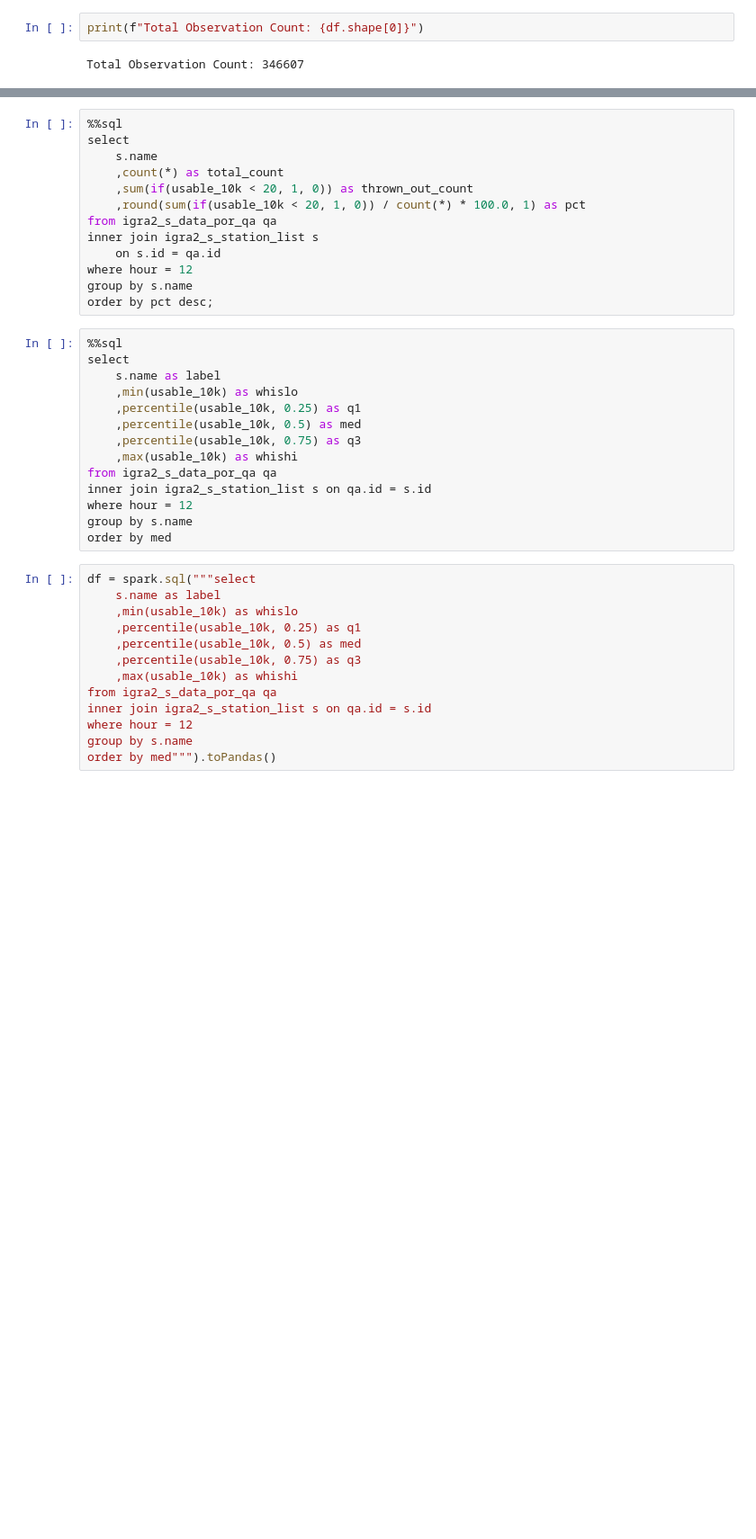
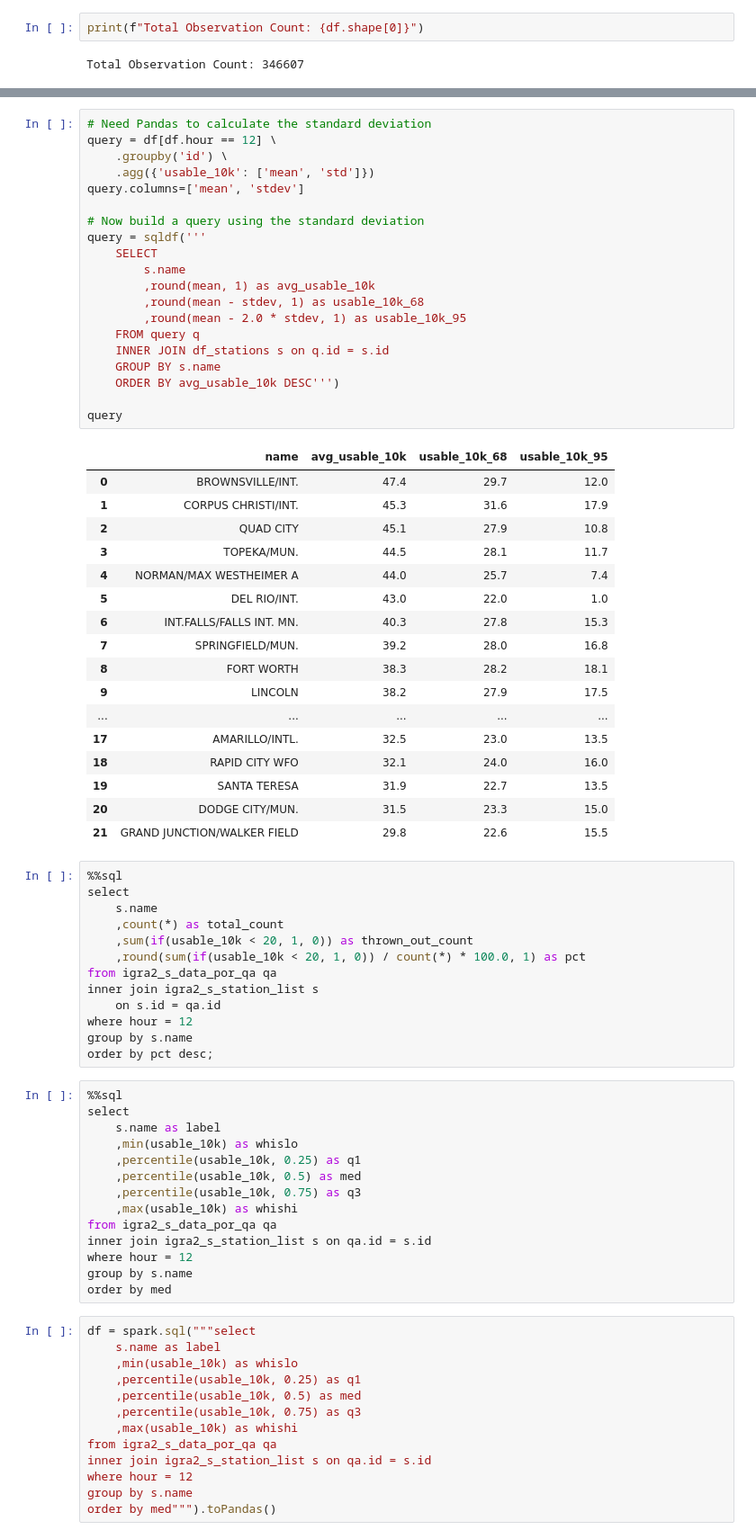
Before and after one commit to olievortex/olieigra, a Jupyter notebook: experiments/explore_data_qa.ipynb, the cells around one changed output, grey strips where cells are left out. Shown: that part at 90% size. Saved outputs shown, nothing was run; the diff lists cells and outputs as text; blank space fills up the shorter version.

```diff
--- a/experiments/explore_data_qa.ipynb
+++ b/experiments/explore_data_qa.ipynb
@@ -56,3 +85,41 @@ order by avg_usable_10k desc
+# %%
+# Need Pandas to calculate the standard deviation
+query = df[df.hour == 12] \
+    .groupby('id') \
+    .agg({'usable_10k': ['mean', 'std']})
+query.columns=['mean', 'stdev']
+
+# Now build a query using the standard deviation
+query = sqldf('''
+    SELECT
+        s.name
+        ,round(mean, 1) as avg_usable_10k
+        ,round(mean - stdev, 1) as usable_10k_68
+        ,round(mean - 2.0 * stdev, 1) as usable_10k_95
+    FROM query q
+    INNER JOIN df_stations s on q.id = s.id
+    GROUP BY s.name
+    ORDER BY avg_usable_10k DESC''')
+
+query
+# %% [output]
+|  | name | avg_usable_10k | usable_10k_68 | usable_10k_95 |
+| 0 | BROWNSVILLE/INT. | 47.4 | 29.7 | 12.0 |
+| 1 | CORPUS CHRISTI/INT. | 45.3 | 31.6 | 17.9 |
+| 2 | QUAD CITY | 45.1 | 27.9 | 10.8 |
+| 3 | TOPEKA/MUN. | 44.5 | 28.1 | 11.7 |
+| 4 | NORMAN/MAX WESTHEIMER A | 44.0 | 25.7 | 7.4 |
+| 5 | DEL RIO/INT. | 43.0 | 22.0 | 1.0 |
+| 6 | INT.FALLS/FALLS INT. MN. | 40.3 | 27.8 | 15.3 |
+| 7 | SPRINGFIELD/MUN. | 39.2 | 28.0 | 16.8 |
+| 8 | FORT WORTH | 38.3 | 28.2 | 18.1 |
+| 9 | LINCOLN | 38.2 | 27.9 | 17.5 |
+| ... | ... | ... | ... | ... |
+| 17 | AMARILLO/INTL. | 32.5 | 23.0 | 13.5 |
+| 18 | RAPID CITY WFO | 32.1 | 24.0 | 16.0 |
+| 19 | SANTA TERESA | 31.9 | 22.7 | 13.5 |
+| 20 | DODGE CITY/MUN. | 31.5 | 23.3 | 15.0 |
+| 21 | GRAND JUNCTION/WALKER FIELD | 29.8 | 22.6 | 15.5 |
 # %%
 %%sql
 select
```
Also changed, not shown: parts of 8 cells of this notebook.
